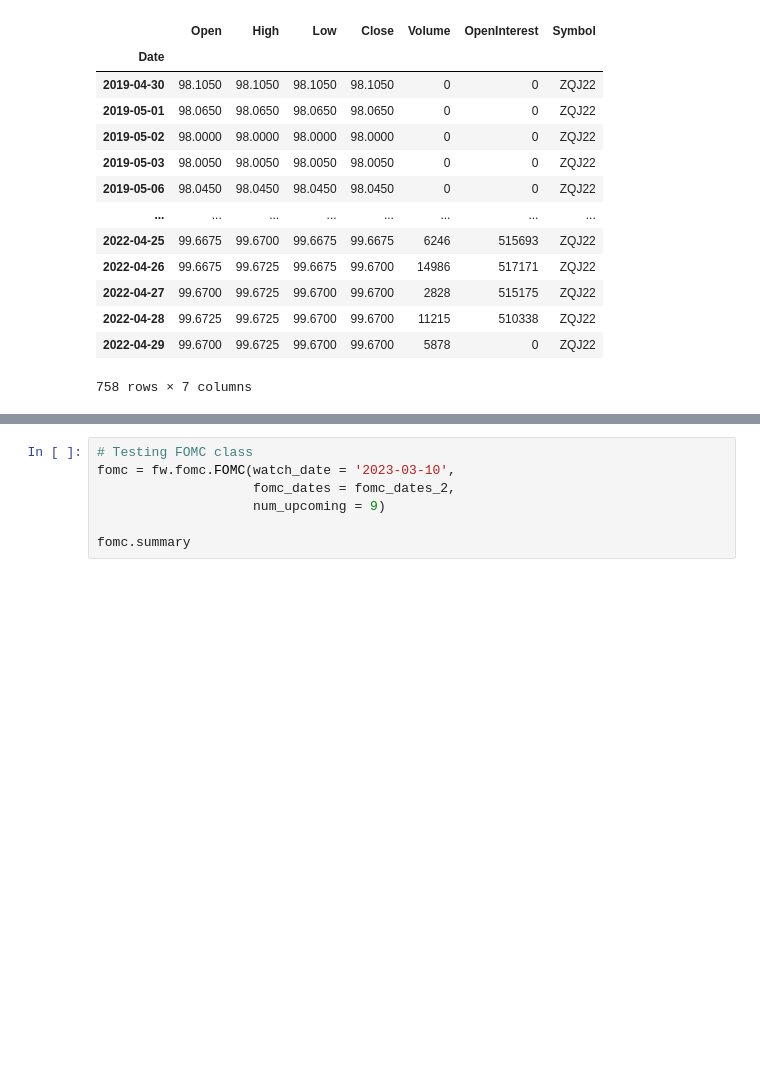
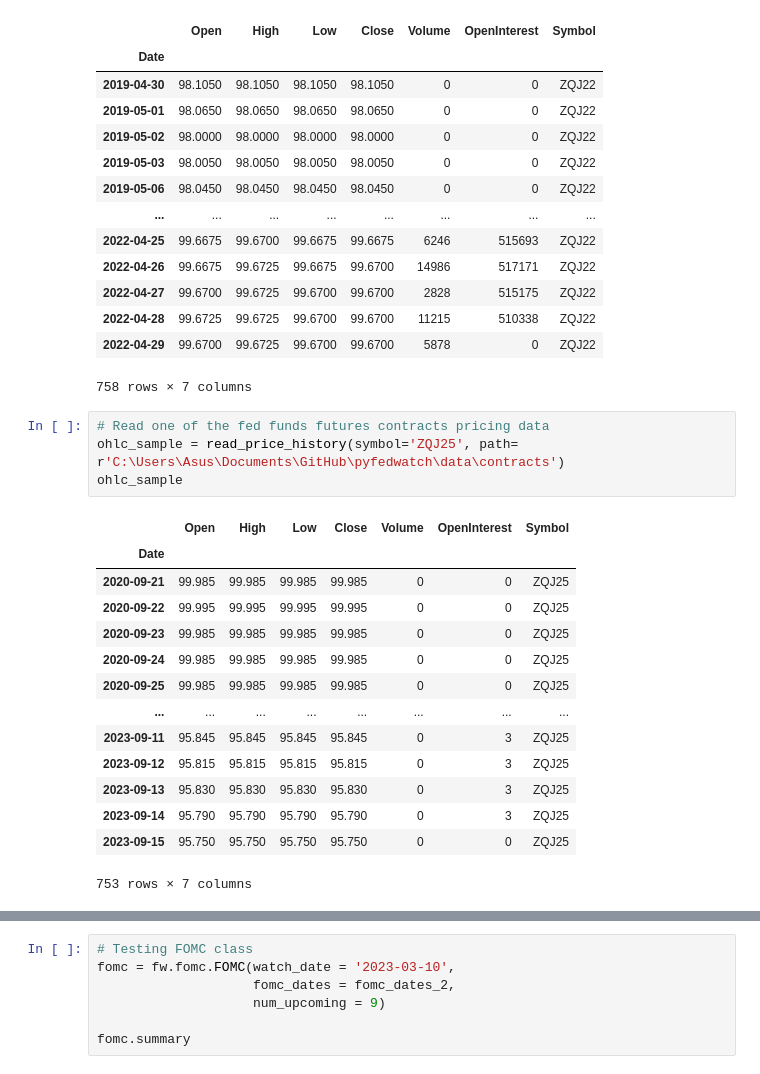
Before and after one commit to baksben/pyfedwatch, a Jupyter notebook: notebooks/Ben's_copy.ipynb, the cells around one changed output, grey strips where cells are left out. Saved outputs shown, nothing was run; the diff lists cells and outputs as text; blank space fills up the shorter version.

```diff
--- a/notebooks/Ben's_copy.ipynb
+++ b/notebooks/Ben's_copy.ipynb
@@ -157,3 +157,22 @@ ohlc_sample
 | 2022-04-28 | 99.6725 | 99.6725 | 99.6700 | 99.6700 | 11215 | 510338 | ZQJ22 |
 | 2022-04-29 | 99.6700 | 99.6725 | 99.6700 | 99.6700 | 5878 | 0 | ZQJ22 |
 758 rows × 7 columns
+# %%
+# Read one of the fed funds futures contracts pricing data
+ohlc_sample = read_price_history(symbol='ZQJ25', path= r'C:\Users\Asus\Documents\GitHub\pyfedwatch\data\contracts')
+ohlc_sample
+# %% [output]
+|  | Open | High | Low | Close | Volume | OpenInterest | Symbol |
+| Date |  |  |  |  |  |  |  |
+| 2020-09-21 | 99.985 | 99.985 | 99.985 | 99.985 | 0 | 0 | ZQJ25 |
+| 2020-09-22 | 99.995 | 99.995 | 99.995 | 99.995 | 0 | 0 | ZQJ25 |
+| 2020-09-23 | 99.985 | 99.985 | 99.985 | 99.985 | 0 | 0 | ZQJ25 |
+| 2020-09-24 | 99.985 | 99.985 | 99.985 | 99.985 | 0 | 0 | ZQJ25 |
+| 2020-09-25 | 99.985 | 99.985 | 99.985 | 99.985 | 0 | 0 | ZQJ25 |
+| ... | ... | ... | ... | ... | ... | ... | ... |
+| 2023-09-11 | 95.845 | 95.845 | 95.845 | 95.845 | 0 | 3 | ZQJ25 |
+| 2023-09-12 | 95.815 | 95.815 | 95.815 | 95.815 | 0 | 3 | ZQJ25 |
+| 2023-09-13 | 95.830 | 95.830 | 95.830 | 95.830 | 0 | 3 | ZQJ25 |
+| 2023-09-14 | 95.790 | 95.790 | 95.790 | 95.790 | 0 | 3 | ZQJ25 |
+| 2023-09-15 | 95.750 | 95.750 | 95.750 | 95.750 | 0 | 0 | ZQJ25 |
+753 rows × 7 columns
```
Also changed, not shown: parts of 9 cells of this notebook, 1 other file.
